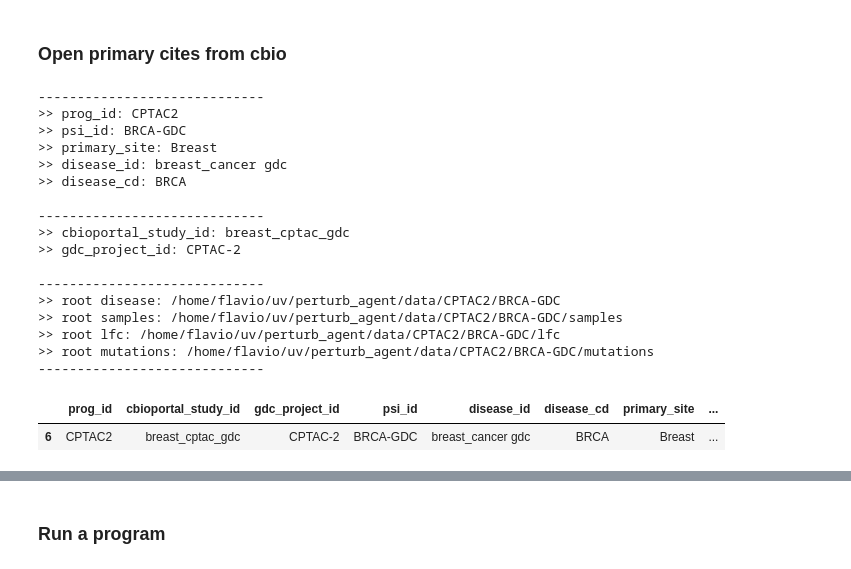
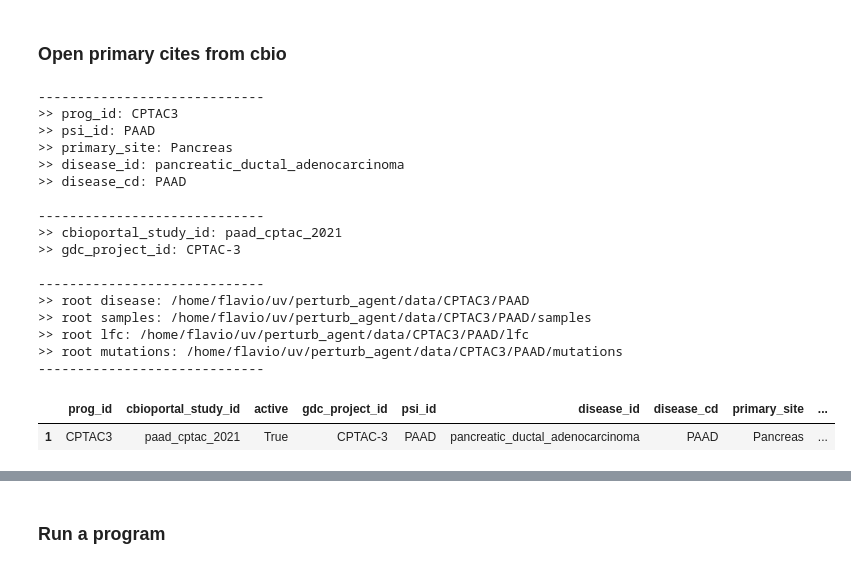
Before and after one commit to flalix/perturb_agent, a Jupyter notebook: notebooks/mtp_cBio_61_PSI_all_programs_CasesSamplesMut.ipynb, the cells around one changed output, grey strips where cells are left out. Cells and saved outputs as stored; diff of their text form; code cells hidden in the pictures.

Commit message:
cbioportal expression2

```diff
--- a/notebooks/mtp_cBio_61_PSI_all_programs_CasesSamplesMut.ipynb
+++ b/notebooks/mtp_cBio_61_PSI_all_programs_CasesSamplesMut.ipynb
@@ -189,41 +187,40 @@ df_psi
 "; ".join(cbio.prog_list)
 # %% [output]
 'CPTAC2; CPTAC3; TCGA'
-# %%
-PROG_ID = 'TCGA'
-psi_id = 'PAAD'
-psi_id = 'SKCM'
-psi_id = 'BRCA'
-
-
-PROG_ID = 'CPTAC2'
-psi_id = 'PAAD'
-psi_id = 'BRCA'
-psi_id = 'BRCA-GDC'
-
-cbio.set_program(prog_id=PROG_ID)
 # %% [markdown]
 ### Open primary cites from cbio
 # %%
+PROG_ID = 'TCGA'
+psi_id = 'PAAD'
+psi_id = 'SKCM'
+psi_id = 'BRCA'
+
+
+PROG_ID = 'CPTAC2'
+psi_id = 'BRCA'
+
+PROG_ID = 'CPTAC3'
+psi_id = 'PAAD'
+
 verbose=True
 cbio.set_program_and_primary_site(prog_id=PROG_ID, psi_id=psi_id, verbose=verbose)
 # %% [output]
 -----------------------------
->> prog_id: CPTAC2
->> psi_id: BRCA-GDC
->> primary_site: Breast
->> disease_id: breast_cancer gdc
->> disease_cd: BRCA
+>> prog_id: CPTAC3
+>> psi_id: PAAD
+>> primary_site: Pancreas
+>> disease_id: pancreatic_ductal_adenocarcinoma
+>> disease_cd: PAAD
 
 -----------------------------
->> cbioportal_study_id: breast_cptac_gdc
->> gdc_project_id: CPTAC-2
+>> cbioportal_study_id: paad_cptac_2021
+>> gdc_project_id: CPTAC-3
 
 -----------------------------
->> root disease: /home/flavio/uv/perturb_agent/data/CPTAC2/BRCA-GDC
->> root samples: /home/flavio/uv/perturb_agent/data/CPTAC2/BRCA-GDC/samples
->> root lfc: /home/flavio/uv/perturb_agent/data/CPTAC2/BRCA-GDC/lfc
->> root mutations: /home/flavio/uv/perturb_agent/data/CPTAC2/BRCA-GDC/mutations
+>> root disease: /home/flavio/uv/perturb_agent/data/CPTAC3/PAAD
+>> root samples: /home/flavio/uv/perturb_agent/data/CPTAC3/PAAD/samples
+>> root lfc: /home/flavio/uv/perturb_agent/data/CPTAC3/PAAD/lfc
+>> root mutations: /home/flavio/uv/perturb_agent/data/CPTAC3/PAAD/mutations
 -----------------------------
-|  | prog_id | cbioportal_study_id | gdc_project_id | psi_id | disease_id | disease_cd | primary_site | ... |
-| 6 | CPTAC2 | breast_cptac_gdc | CPTAC-2 | BRCA-GDC | breast_cancer gdc | BRCA | Breast | ... |
+|  | prog_id | cbioportal_study_id | active | gdc_project_id | psi_id | disease_id | disease_cd | primary_site | ... |
+| 1 | CPTAC3 | paad_cptac_2021 | True | CPTAC-3 | PAAD | pancreatic_ductal_adenocarcinoma | PAAD | Pancreas | ... |
```
Also changed, not shown: parts of 22 cells of this notebook, 5 other files.
